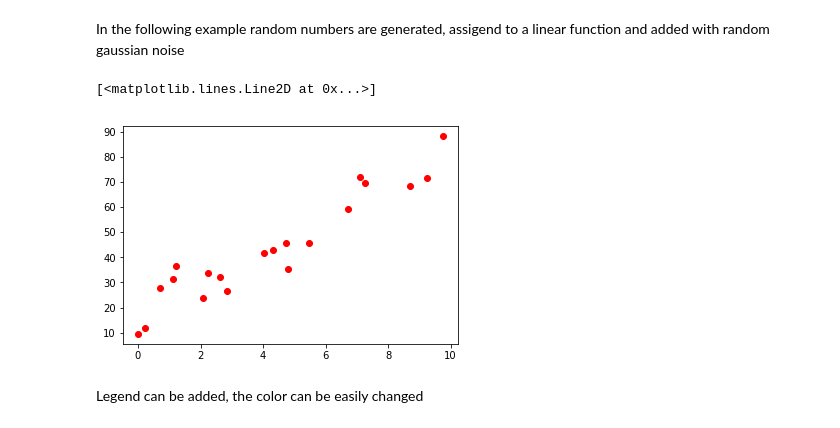
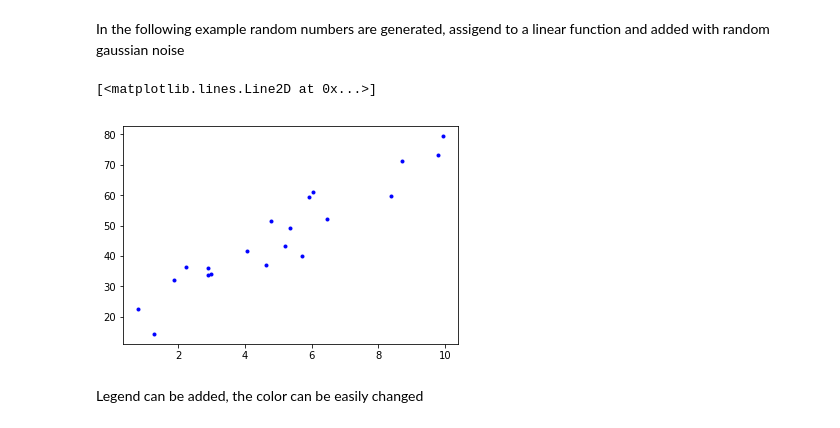
Before and after one commit to AndreasrichterUP/Python-Teaching, a Jupyter notebook: _02-Basics-Plots-and-Exercises-in-Matplotlib.ipynb, the cells around one changed output. Drawn from its saved outputs; the diff is of its cells as text; code cells hidden in the pictures.

```diff
--- a/_02-Basics-Plots-and-Exercises-in-Matplotlib.ipynb
+++ b/_02-Basics-Plots-and-Exercises-in-Matplotlib.ipynb
@@ -7,19 +7,21 @@ Plotting of 2D-Data in Singleplots
 # %% [markdown]
 In the following example random numbers are generated, assigend to a linear function and added with random gaussian noise
 # %%
-%matplotlib inline
 import numpy as np
 import matplotlib.pyplot as plt
+%matplotlib inline
 
 x=10*np.random.rand(20,1)   # uniform distributet samples between [0 ... 10]
 y=6.3*x+15
 y=y+5*np.random.randn(20,1) # add random gaussian noise as random data errors
 #print x,y
 #x=np.ravel(x)
-plt.plot(x,y,'ro')
+#plt.plot(x,y,'ro')
+plt.plot(x,y,'b.')
+#plt.show
 # %% [output]
 [<matplotlib.lines.Line2D at 0x...>]
-[figure, old version]
+[figure, new version]
 # %% [markdown]
 Legend can be added, the color can be easily changed
 # %% [markdown]
```
Also changed, not shown: parts of 1 cell of this notebook, 42 other files.
